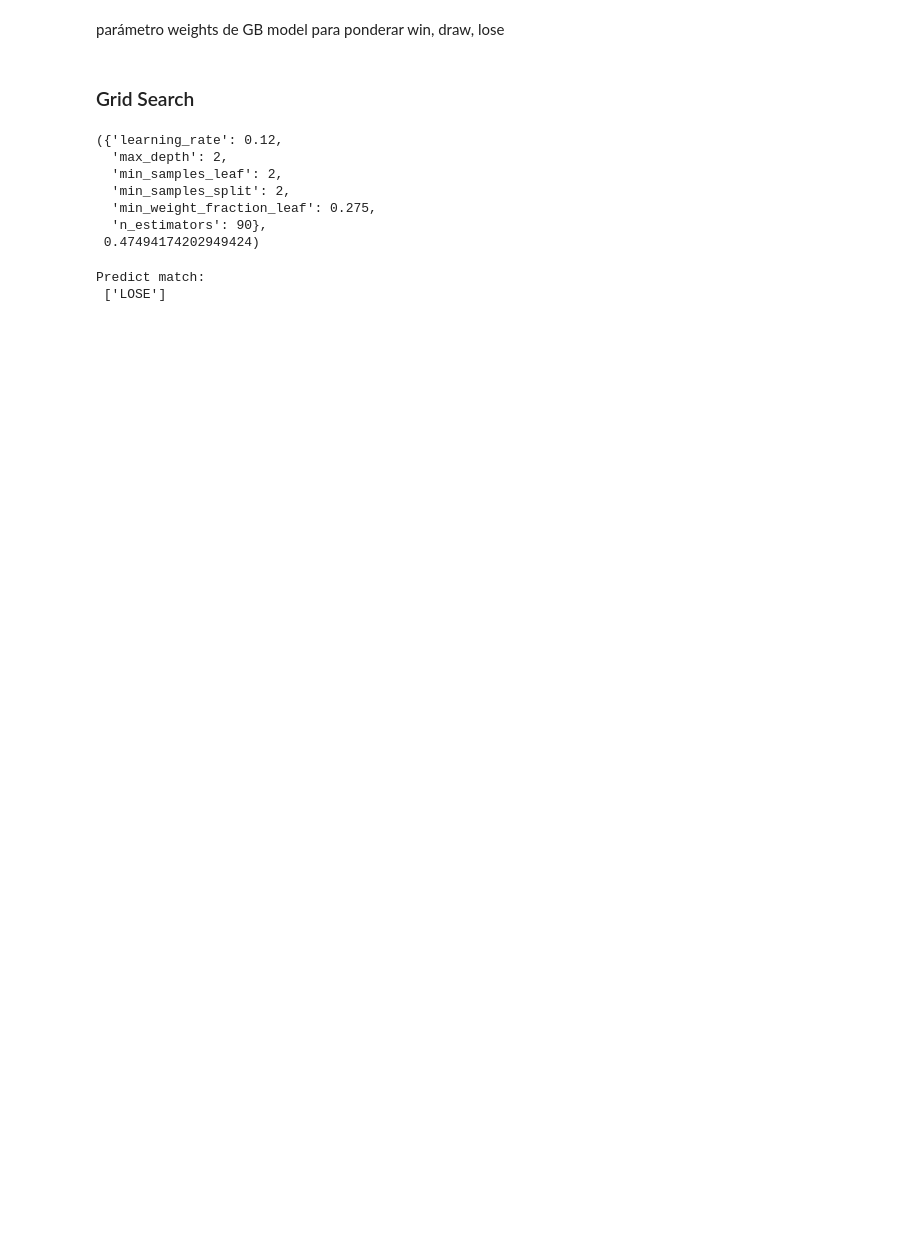
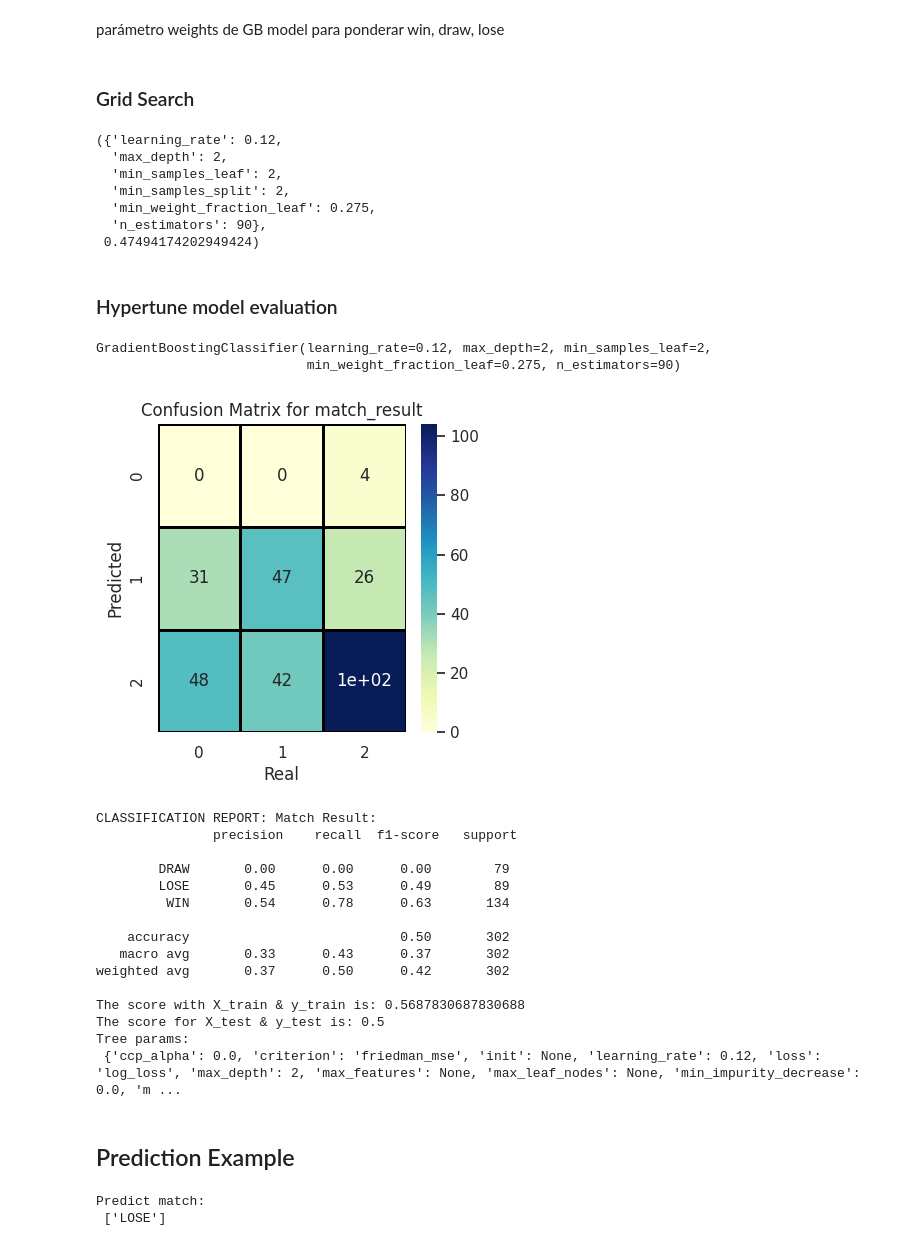
Before and after one commit to jgayosof/25.final_project, a Jupyter notebook: src/final_project.ipynb, the cells around one changed output. Cells and saved outputs as stored; diff of their text form; code cells hidden in the pictures; blank space fills up the shorter version.

Commit message:
improvement on the plots

```diff
--- a/src/final_project.ipynb
+++ b/src/final_project.ipynb
@@ -789,6 +787,58 @@ tuning.best_params_, tuning.best_score_
   'min_weight_fraction_leaf': 0.275,
   'n_estimators': 90},
  0.47494174202949424)
+# %% [markdown]
+### Hypertune model evaluation
+# %%
+hmodel_GB = GradientBoostingClassifier(learning_rate= 0.12, max_depth= 2, min_samples_leaf=2, min_samples_split= 2, min_weight_fraction_leaf= 0.275, n_estimators= 90)
+hmodel_GB.fit(X_train, y_train)
+# %% [output]
+GradientBoostingClassifier(learning_rate=0.12, max_depth=2, min_samples_leaf=2,
+                           min_weight_fraction_leaf=0.275, n_estimators=90)
+# %%
+# Metrics & Results:
+y_pred = hmodel_GB.predict(X_test)
+
+cm = confusion_matrix(y_pred, y_test)
+
+plt.figure(figsize=(4,4))
+sns.heatmap(cm, annot=True, cmap='YlGnBu', linecolor='black', linewidths=1)
+plt.title("Confusion Matrix for match_result")
+plt.xlabel("Real")
+plt.ylabel("Predicted")
+plt.show()
+
+print(f'CLASSIFICATION REPORT: Match Result: \n {classification_report(y_test, y_pred)}')
+
+# Get the score of train data just to verify its 1.
+score = hmodel_GB.score(X_train, y_train)
+print(f'The score with X_train & y_train is: {score}')
+
+#Get the score for the predictions:
+score = hmodel_GB.score(X_test, y_test)
+print(f'The score for X_test & y_test is: {score}')
+
+# Tree params
+print(f'Tree params: \n {hmodel_GB.get_params()}')
+# %% [output]
+[figure, added]
+CLASSIFICATION REPORT: Match Result:
+               precision    recall  f1-score   support
+
+        DRAW       0.00      0.00      0.00        79
+        LOSE       0.45      0.53      0.49        89
+         WIN       0.54      0.78      0.63       134
+
+    accuracy                           0.50       302
+   macro avg       0.33      0.43      0.37       302
+weighted avg       0.37      0.50      0.42       302
+
+The score with X_train & y_train is: 0.5687830687830688
+The score for X_test & y_test is: 0.5
+Tree params:
+ {'ccp_alpha': 0.0, 'criterion': 'friedman_mse', 'init': None, 'learning_rate': 0.12, 'loss': 'log_loss', 'max_depth': 2, 'max_features': None, 'max_leaf_nodes': None, 'min_impurity_decrease': 0.0, 'm ...
+# %% [markdown]
+##  Prediction Example
 # %%
 match = [1, 2022, 'Qatar', 'Uruguay', 'WC']
 
```
Also changed, not shown: parts of 7 cells of this notebook.
